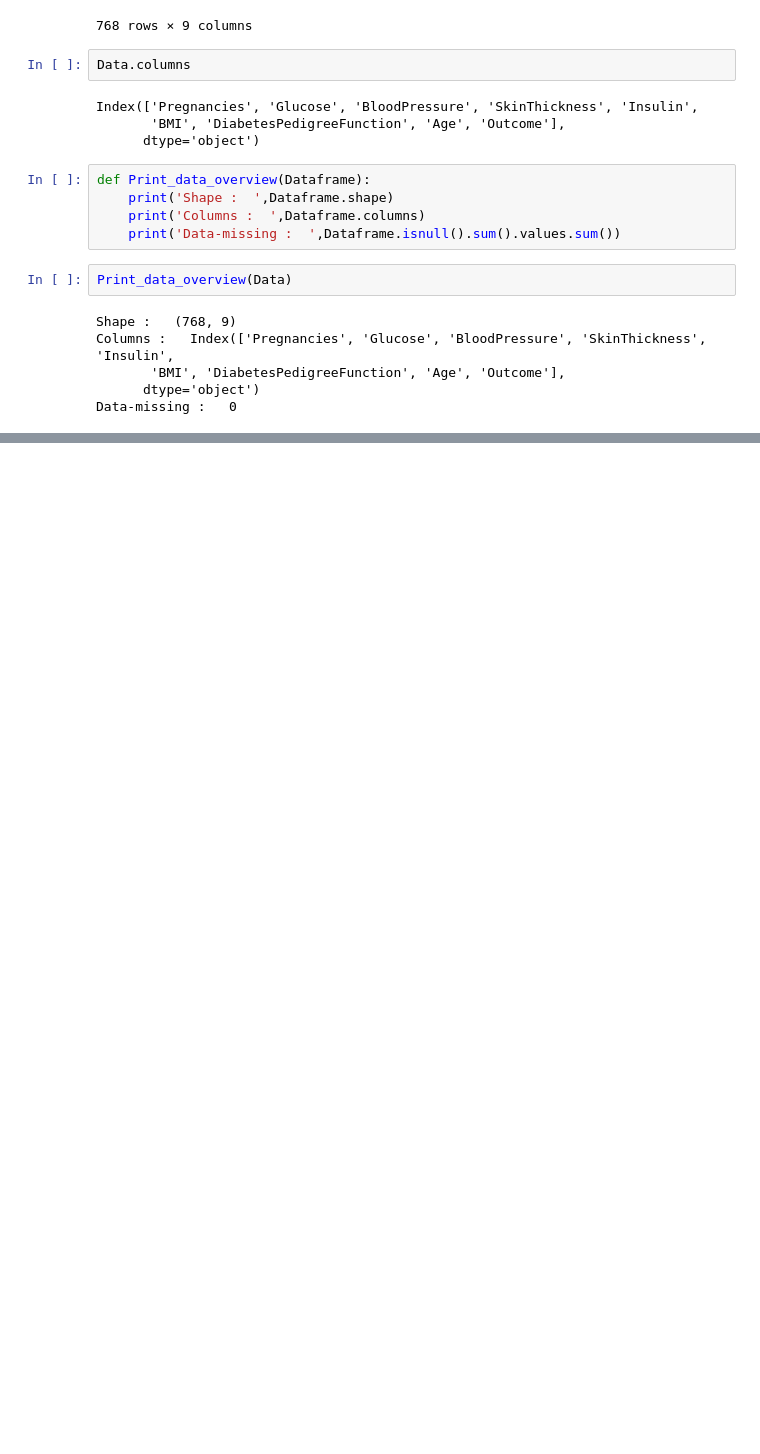
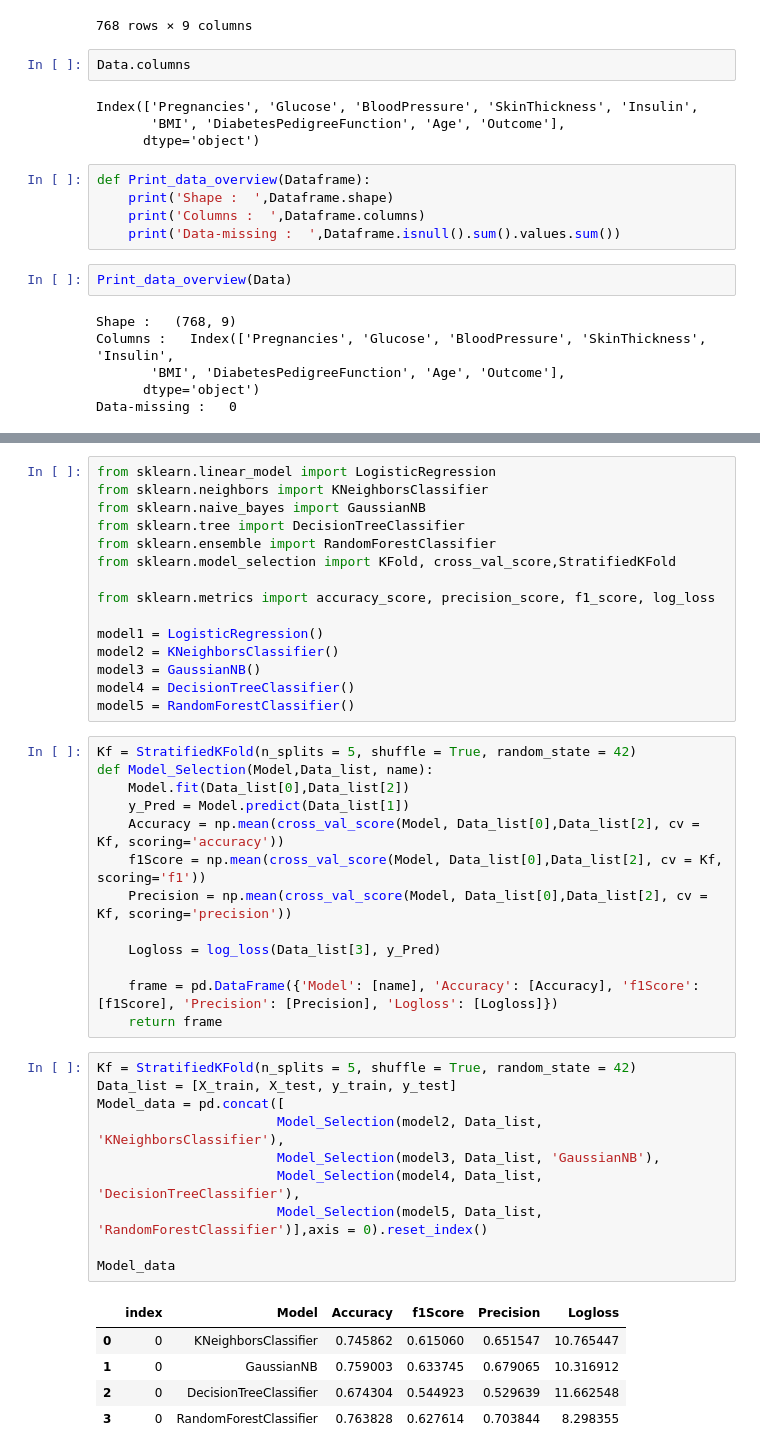
Before and after one commit to Harsh324/ML_projects, a Jupyter notebook: Boston_housing_model/Model1.ipynb, the cells around one changed output, grey strips where cells are left out. Drawn from its saved outputs; the diff is of its cells as text; blank space fills up the shorter version.

```diff
--- a/Boston_housing_model/Model1.ipynb
+++ b/Boston_housing_model/Model1.ipynb
@@ -43,0 +128,44 @@ Data-missing :   0
+# %%
+from sklearn.linear_model import LogisticRegression
+from sklearn.neighbors import KNeighborsClassifier
+from sklearn.naive_bayes import GaussianNB
+from sklearn.tree import DecisionTreeClassifier
+from sklearn.ensemble import RandomForestClassifier
+from sklearn.model_selection import KFold, cross_val_score,StratifiedKFold
+
+from sklearn.metrics import accuracy_score, precision_score, f1_score, log_loss
+
+model1 = LogisticRegression()
+model2 = KNeighborsClassifier()
+model3 = GaussianNB()
+model4 = DecisionTreeClassifier()
+model5 = RandomForestClassifier()
+# %%
+Kf = StratifiedKFold(n_splits = 5, shuffle = True, random_state = 42)
+def Model_Selection(Model,Data_list, name):
+    Model.fit(Data_list[0],Data_list[2])
+    y_Pred = Model.predict(Data_list[1])
+    Accuracy = np.mean(cross_val_score(Model, Data_list[0],Data_list[2], cv = Kf, scoring='accuracy'))
+    f1Score = np.mean(cross_val_score(Model, Data_list[0],Data_list[2], cv = Kf, scoring='f1'))
+    Precision = np.mean(cross_val_score(Model, Data_list[0],Data_list[2], cv = Kf, scoring='precision'))
+
+    Logloss = log_loss(Data_list[3], y_Pred)
+
+    frame = pd.DataFrame({'Model': [name], 'Accuracy': [Accuracy], 'f1Score': [f1Score], 'Precision': [Precision], 'Logloss': [Logloss]})
+    return frame
+# %%
+Kf = StratifiedKFold(n_splits = 5, shuffle = True, random_state = 42)
+Data_list = [X_train, X_test, y_train, y_test]
+Model_data = pd.concat([
+                       Model_Selection(model2, Data_list, 'KNeighborsClassifier'),
+                       Model_Selection(model3, Data_list, 'GaussianNB'),
+                       Model_Selection(model4, Data_list, 'DecisionTreeClassifier'),
+                       Model_Selection(model5, Data_list, 'RandomForestClassifier')],axis = 0).reset_index()
+
+Model_data
+# %% [output]
+|  | index | Model | Accuracy | f1Score | Precision | Logloss |
+| 0 | 0 | KNeighborsClassifier | 0.745862 | 0.615060 | 0.651547 | 10.765447 |
+| 1 | 0 | GaussianNB | 0.759003 | 0.633745 | 0.679065 | 10.316912 |
+| 2 | 0 | DecisionTreeClassifier | 0.674304 | 0.544923 | 0.529639 | 11.662548 |
+| 3 | 0 | RandomForestClassifier | 0.763828 | 0.627614 | 0.703844 | 8.298355 |
```
Also changed, not shown: parts of 34 cells of this notebook.
